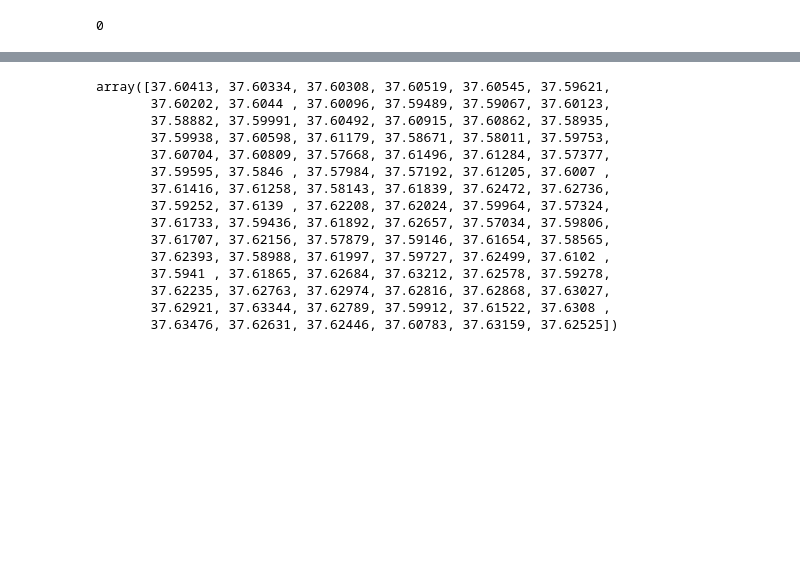
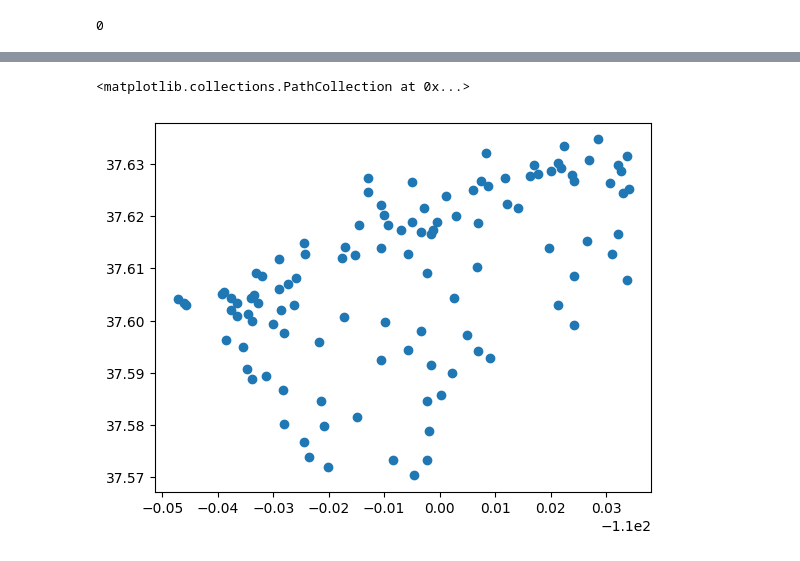
Before and after one commit to corwindark/arches_climate, a Jupyter notebook: point_cleaning.ipynb, the cells around one changed output, grey strips where cells are left out. Saved outputs shown, nothing was run; the diff lists cells and outputs as text; code cells hidden in the pictures; blank space fills up the shorter version.

```diff
--- a/point_cleaning.ipynb
+++ b/point_cleaning.ipynb
@@ -23,0 +71,5 @@ dataIn.head()
+# %%
+plt.scatter(x = coord_array[:,0], y = coord_array[:,1])
+# %% [output]
+<matplotlib.collections.PathCollection at 0x...>
+[figure, added]
@@ -24,19 +79,2 @@ dataIn.head()
 # %%
-coords = dataIn.iloc[:,1:3]
-coords.lat.unique()
+dataIn = dataIn.iloc[:,1:6]
-# %% [output]
-array([37.60413, 37.60334, 37.60308, 37.60519, 37.60545, 37.59621,
-       37.60202, 37.6044 , 37.60096, 37.59489, 37.59067, 37.60123,
-       37.58882, 37.59991, 37.60492, 37.60915, 37.60862, 37.58935,
-       37.59938, 37.60598, 37.61179, 37.58671, 37.58011, 37.59753,
-       37.60704, 37.60809, 37.57668, 37.61496, 37.61284, 37.57377,
-       37.59595, 37.5846 , 37.57984, 37.57192, 37.61205, 37.6007 ,
-       37.61416, 37.61258, 37.58143, 37.61839, 37.62472, 37.62736,
-       37.59252, 37.6139 , 37.62208, 37.62024, 37.59964, 37.57324,
-       37.61733, 37.59436, 37.61892, 37.62657, 37.57034, 37.59806,
-       37.61707, 37.62156, 37.57879, 37.59146, 37.61654, 37.58565,
-       37.62393, 37.58988, 37.61997, 37.59727, 37.62499, 37.6102 ,
-       37.5941 , 37.61865, 37.62684, 37.63212, 37.62578, 37.59278,
-       37.62235, 37.62763, 37.62974, 37.62816, 37.62868, 37.63027,
-       37.62921, 37.63344, 37.62789, 37.59912, 37.61522, 37.6308 ,
-       37.63476, 37.62631, 37.62446, 37.60783, 37.63159, 37.62525])
```
Also changed, not shown: parts of 14 cells of this notebook, 3 other files.
